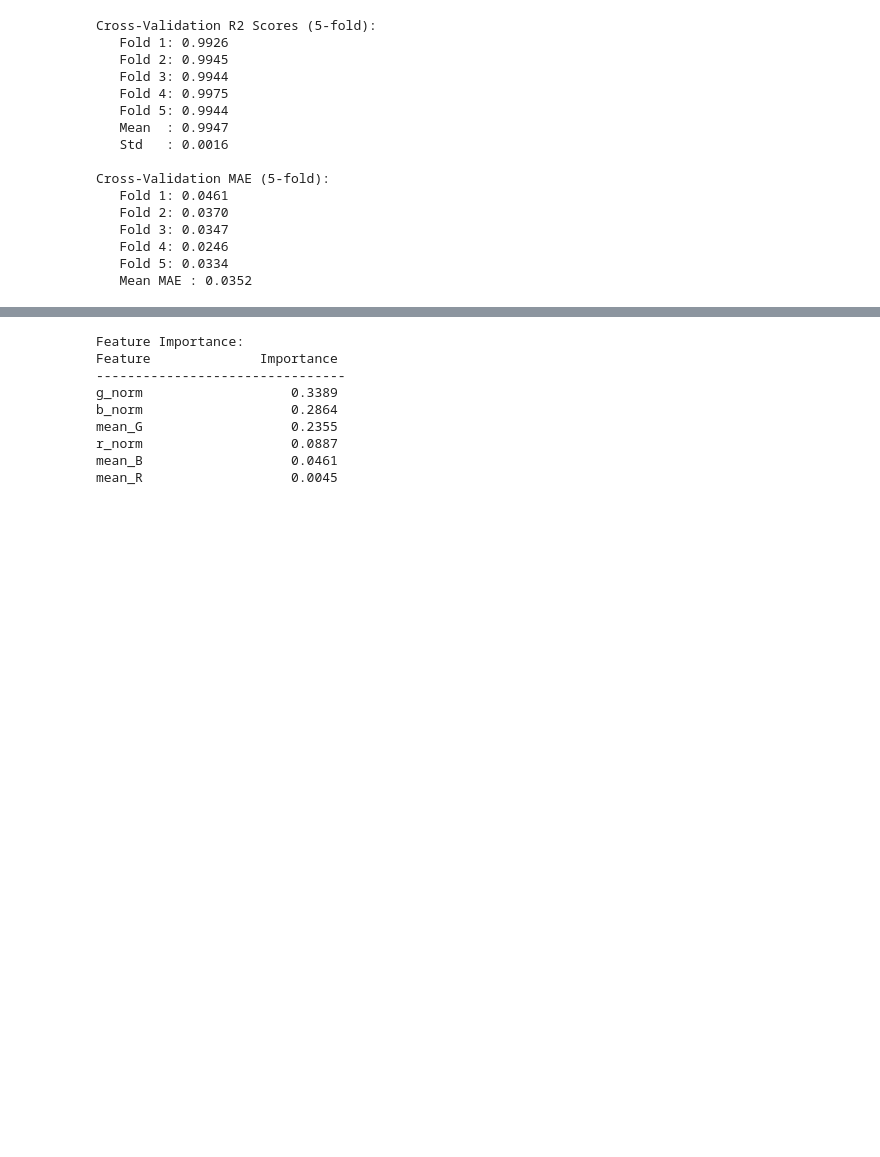
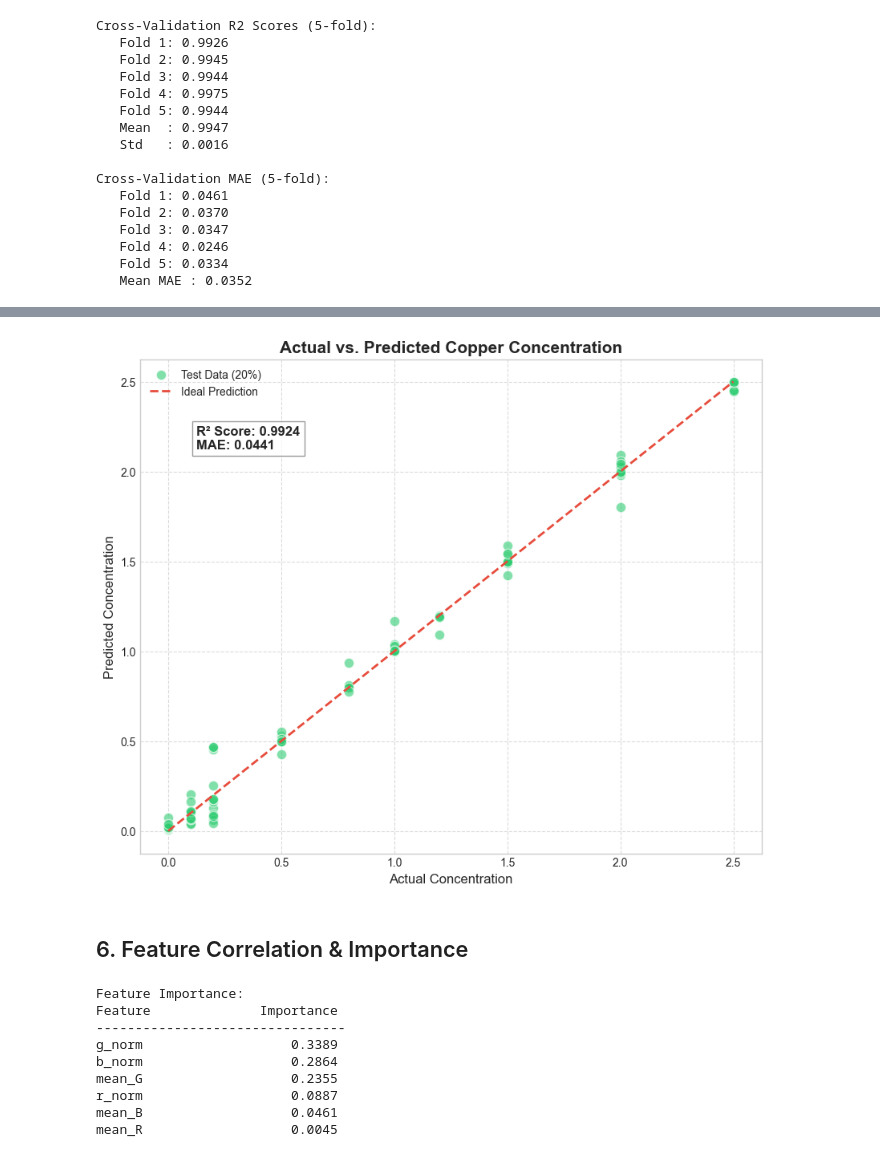
Before and after one commit to WilsonnnTan/tutor-ai-farmasi, a Jupyter notebook: ai_train/main.ipynb, the cells around one changed output, grey strips where cells are left out. Saved outputs shown, nothing was run; the diff lists cells and outputs as text; code cells hidden in the pictures; blank space fills up the shorter version.

```diff
--- a/ai_train/main.ipynb
+++ b/ai_train/main.ipynb
@@ -391,3 +390,33 @@ Cross-Validation MAE (5-fold):
+# %%
+# Actual vs Predicted Visualization
+from sklearn.metrics import r2_score, mean_absolute_error
+
+plt.figure(figsize=(10, 8))
+
+# Scatter plot
+plt.scatter(y_test, y_pred_best, alpha=0.6, color='#2ecc71', edgecolors='w', s=80, label='Test Data (20%)')
+
+# 45-degree line
+min_val = min(min(y_test), min(y_pred_best))
+max_val = max(max(y_test), max(y_pred_best))
+plt.plot([min_val, max_val], [min_val, max_val], '--', color='#e74c3c', linewidth=2, label='Ideal Prediction')
+
+plt.title('Actual vs. Predicted Copper Concentration', fontsize=15, fontweight='bold')
+plt.xlabel('Actual Concentration', fontsize=12)
+plt.ylabel('Predicted Concentration', fontsize=12)
+plt.legend()
+plt.grid(True, linestyle='--', alpha=0.7)
+
+# Add text box with metrics
+stats_text = f'R² Score: {r2_score(y_test, y_pred_best):.4f}\nMAE: {mean_absolute_error(y_test, y_pred_best):.4f}'
+plt.text(min_val + (max_val - min_val) * 0.05, max_val - (max_val - min_val) * 0.15, stats_text,
+         fontsize=12, fontweight='bold', bbox=dict(facecolor='white', alpha=0.8, edgecolor='gray'))
+
+plt.show()
+# %% [output]
+[figure, added]
+# %% [markdown]
+## 6. Feature Correlation & Importance
 # %%
 # Feature importance from best model
 rf_model = best_model.named_steps["rf"]
```
Also changed, not shown: parts of 14 cells of this notebook, 2 other files.
